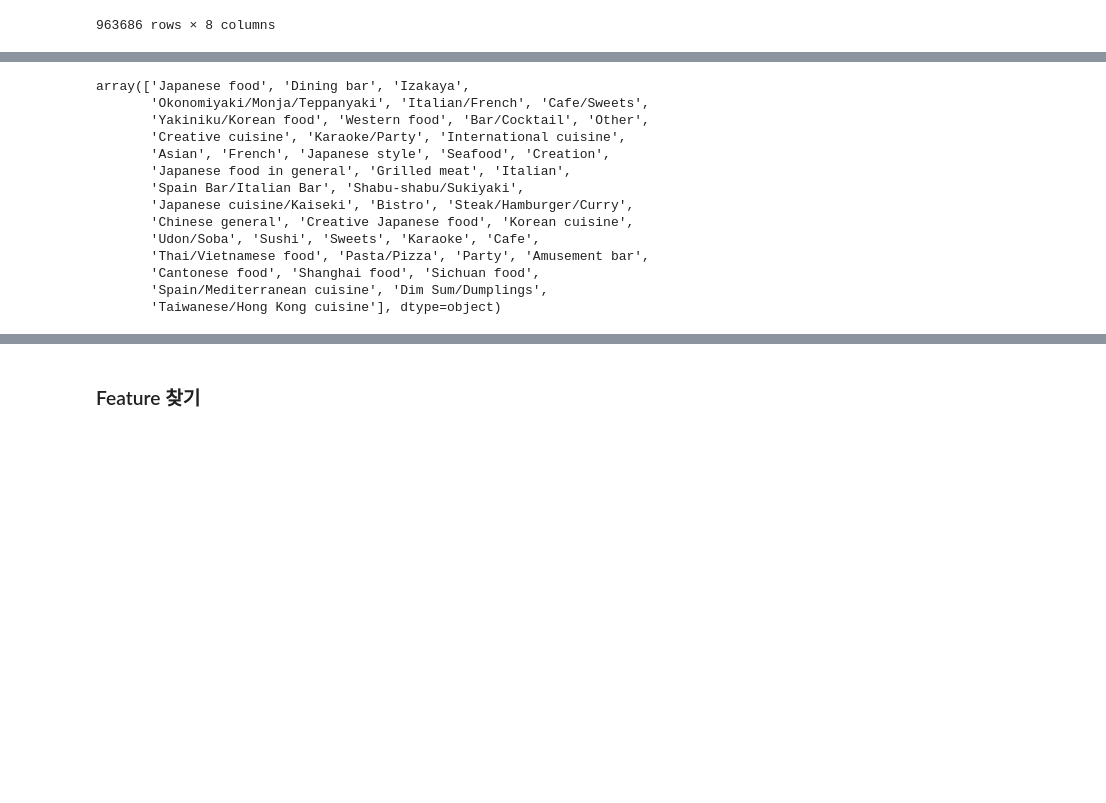
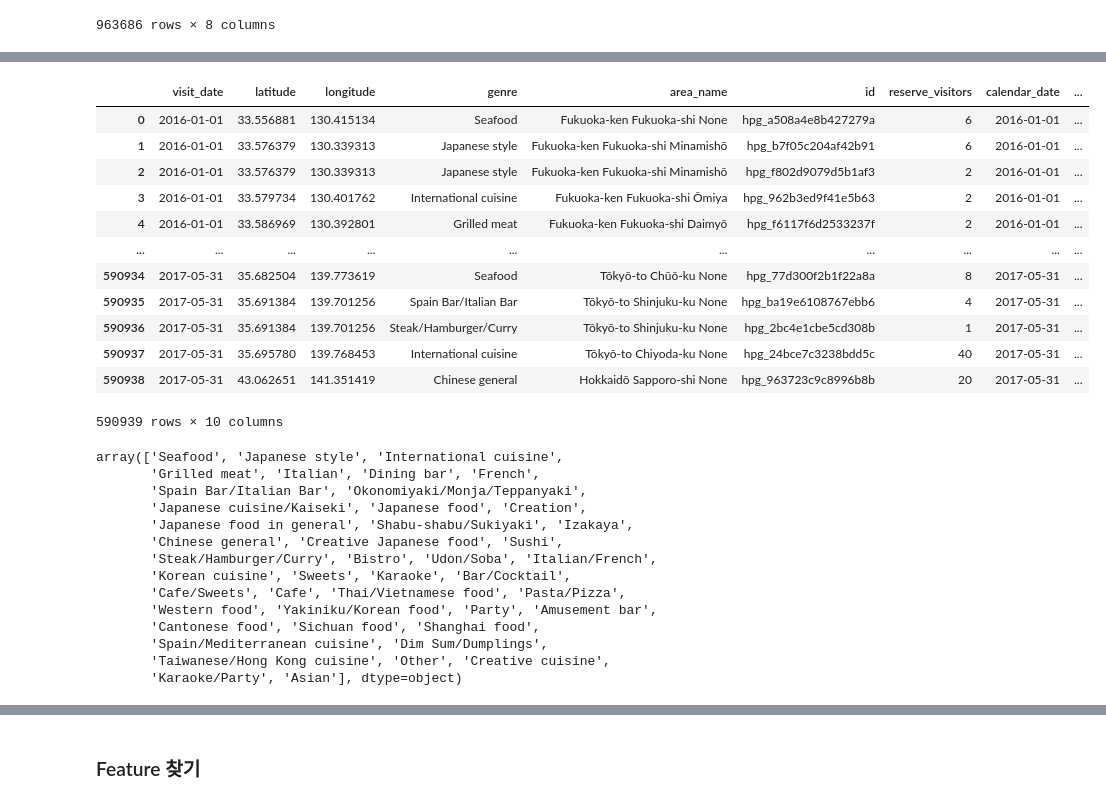
Before and after one commit to dlgur1994/Hackerthon1_Aiffel, a Jupyter notebook: Hyuk/Hackerthon1.ipynb, the cells around one changed output, grey strips where cells are left out. Cells and saved outputs as stored; diff of their text form; code cells hidden in the pictures; blank space fills up the shorter version.

```diff
--- a/Hyuk/Hackerthon1.ipynb
+++ b/Hyuk/Hackerthon1.ipynb
@@ -204,0 +201,4 @@ TypeError: 'Series' objects are mutable, thus they cannot be hashed
+# %%
+# 같은 날, 같은 식당의 reserve_visitors 합치기
+merged_df = mixed_cp_df.groupby(by=['visit_date','latitude','longitude','genre','area_name', 'id'], as_index=False).sum()
+merged_df
@@ -205,22 +219,38 @@ TypeError: 'Series' objects are mutable, thus they cannot be hashed
 # %%
 # 요일과 holiday flag 추가하기
+merged_with_day_df = pd.merge(merged_df, date_info_df, left_on='visit_date', right_on='calendar_date')
+merged_with_day_df
+# %% [output]
+|  | visit_date | latitude | longitude | genre | area_name | id | reserve_visitors | calendar_date | ... |
+| 0 | 2016-01-01 | 33.556881 | 130.415134 | Seafood | Fukuoka-ken Fukuoka-shi None | hpg_a508a4e8b427279a | 6 | 2016-01-01 | ... |
+| 1 | 2016-01-01 | 33.576379 | 130.339313 | Japanese style | Fukuoka-ken Fukuoka-shi Minamishō | hpg_b7f05c204af42b91 | 6 | 2016-01-01 | ... |
+| 2 | 2016-01-01 | 33.576379 | 130.339313 | Japanese style | Fukuoka-ken Fukuoka-shi Minamishō | hpg_f802d9079d5b1af3 | 2 | 2016-01-01 | ... |
+| 3 | 2016-01-01 | 33.579734 | 130.401762 | International cuisine | Fukuoka-ken Fukuoka-shi Ōmiya | hpg_962b3ed9f41e5b63 | 2 | 2016-01-01 | ... |
+| 4 | 2016-01-01 | 33.586969 | 130.392801 | Grilled meat | Fukuoka-ken Fukuoka-shi Daimyō | hpg_f6117f6d2533237f | 2 | 2016-01-01 | ... |
+| ... | ... | ... | ... | ... | ... | ... | ... | ... | ... |
+| 590934 | 2017-05-31 | 35.682504 | 139.773619 | Seafood | Tōkyō-to Chūō-ku None | hpg_77d300f2b1f22a8a | 8 | 2017-05-31 | ... |
+| 590935 | 2017-05-31 | 35.691384 | 139.701256 | Spain Bar/Italian Bar | Tōkyō-to Shinjuku-ku None | hpg_ba19e6108767ebb6 | 4 | 2017-05-31 | ... |
+| 590936 | 2017-05-31 | 35.691384 | 139.701256 | Steak/Hamburger/Curry | Tōkyō-to Shinjuku-ku None | hpg_2bc4e1cbe5cd308b | 1 | 2017-05-31 | ... |
+| 590937 | 2017-05-31 | 35.695780 | 139.768453 | International cuisine | Tōkyō-to Chiyoda-ku None | hpg_24bce7c3238bdd5c | 40 | 2017-05-31 | ... |
+| 590938 | 2017-05-31 | 43.062651 | 141.351419 | Chinese general | Hokkaidō Sapporo-shi None | hpg_963723c9c8996b8b | 20 | 2017-05-31 | ... |
+590939 rows × 10 columns
 # %%
 # genre 값 확인
-mixed_df['genre'].unique()
+merged_with_day_df['genre'].unique()
 # %% [output]
-array(['Japanese food', 'Dining bar', 'Izakaya',
-       'Okonomiyaki/Monja/Teppanyaki', 'Italian/French', 'Cafe/Sweets',
-       'Yakiniku/Korean food', 'Western food', 'Bar/Cocktail', 'Other',
-       'Creative cuisine', 'Karaoke/Party', 'International cuisine',
-       'Asian', 'French', 'Japanese style', 'Seafood', 'Creation',
-       'Japanese food in general', 'Grilled meat', 'Italian',
-       'Spain Bar/Italian Bar', 'Shabu-shabu/Sukiyaki',
-       'Japanese cuisine/Kaiseki', 'Bistro', 'Steak/Hamburger/Curry',
-       'Chinese general', 'Creative Japanese food', 'Korean cuisine',
-       'Udon/Soba', 'Sushi', 'Sweets', 'Karaoke', 'Cafe',
-       'Thai/Vietnamese food', 'Pasta/Pizza', 'Party', 'Amusement bar',
-       'Cantonese food', 'Shanghai food', 'Sichuan food',
+array(['Seafood', 'Japanese style', 'International cuisine',
+       'Grilled meat', 'Italian', 'Dining bar', 'French',
+       'Spain Bar/Italian Bar', 'Okonomiyaki/Monja/Teppanyaki',
+       'Japanese cuisine/Kaiseki', 'Japanese food', 'Creation',
+       'Japanese food in general', 'Shabu-shabu/Sukiyaki', 'Izakaya',
+       'Chinese general', 'Creative Japanese food', 'Sushi',
+       'Steak/Hamburger/Curry', 'Bistro', 'Udon/Soba', 'Italian/French',
+       'Korean cuisine', 'Sweets', 'Karaoke', 'Bar/Cocktail',
+       'Cafe/Sweets', 'Cafe', 'Thai/Vietnamese food', 'Pasta/Pizza',
+       'Western food', 'Yakiniku/Korean food', 'Party', 'Amusement bar',
+       'Cantonese food', 'Sichuan food', 'Shanghai food',
        'Spain/Mediterranean cuisine', 'Dim Sum/Dumplings',
-       'Taiwanese/Hong Kong cuisine'], dtype=object)
+       'Taiwanese/Hong Kong cuisine', 'Other', 'Creative cuisine',
+       'Karaoke/Party', 'Asian'], dtype=object)
 # %%
 # area_name none 확인
```
Also changed, not shown: parts of 10 cells of this notebook.
